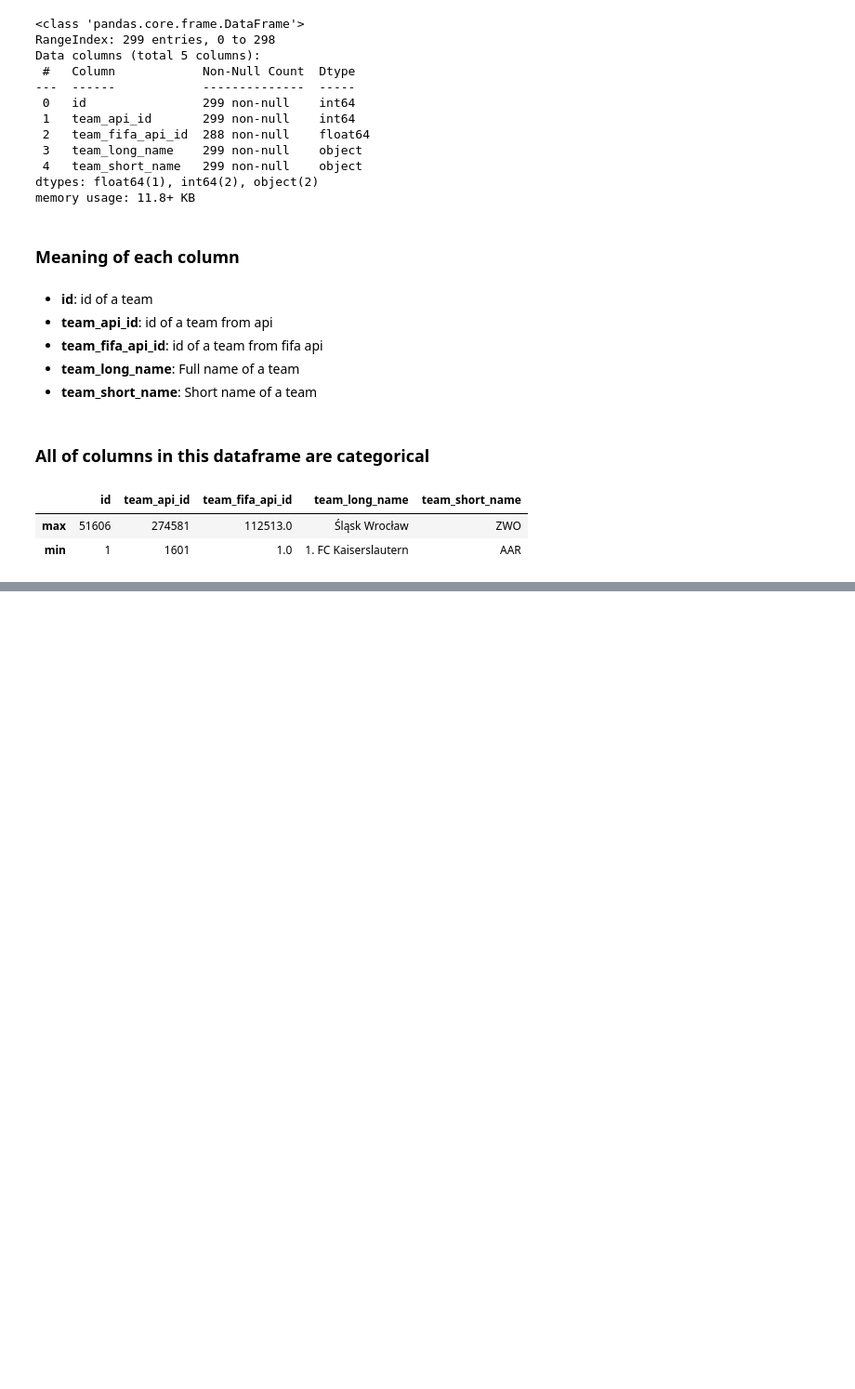
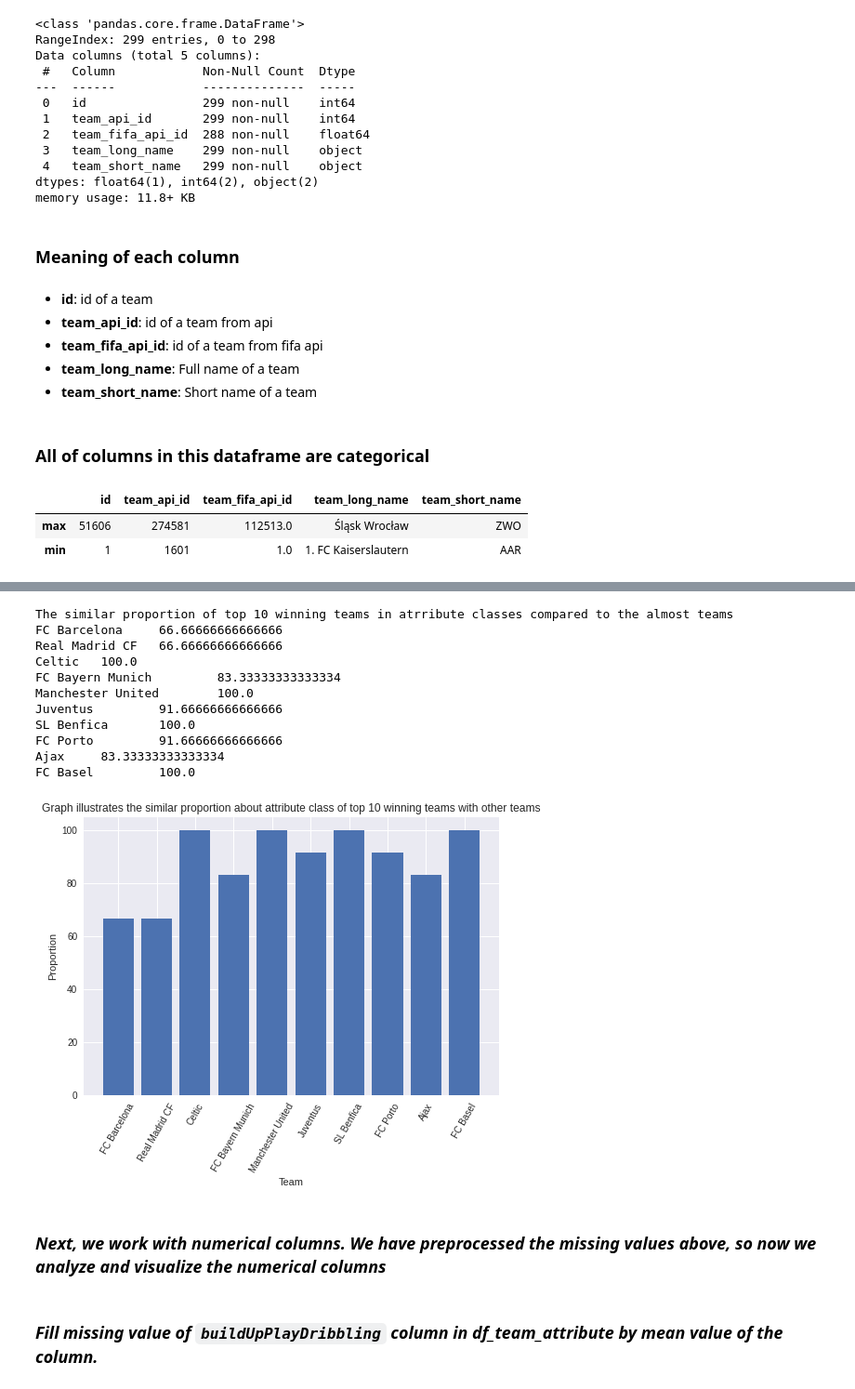
Before and after one commit to hieuhuynhcao/DSProgramming_Final, a Jupyter notebook: analyze.ipynb, the cells around one changed output, grey strips where cells are left out. Shown: that part at 93% size. Drawn from its saved outputs; the diff is of its cells as text; code cells hidden in the pictures; blank space fills up the shorter version.

```diff
--- a/analyze.ipynb
+++ b/analyze.ipynb
@@ -694,0 +866,4 @@ df_team.agg(['max', 'min'])
+# %%
+"""Top 10 teams have the most victory"""
+top_10_id_teams_most_victories = df_match['Winner'].value_counts()[1:11].keys()
+df_team[df_team['team_api_id'].isin(top_10_id_teams_most_victories)]
@@ -694,0 +885,3 @@ df_team.agg(['max', 'min'])
+# %%
+df_team_attr_of_top_10 = df_team_attribute[df_team_attribute['team_api_id'].isin(top_10_id_teams_most_victories)]
+df_team_attr_of_top_10
@@ -694,0 +907,20 @@ df_team.agg(['max', 'min'])
+# %%
+def attrs_of_each_team(team_api_id):
+    dict_of_team_attrs = dict()
+    dict_of_attrs = dict()
+
+    for i in cat_cols[4:]:
+        name_team = df_team[df_team['team_api_id'] == team_api_id]['team_long_name'].values[0]
+        frequent_attr = df_team_attr_of_top_10[df_team_attr_of_top_10['team_api_id'] == team_api_id][i].value_counts().keys()[0]
+
+        dict_of_attrs.update({ i : frequent_attr})
+
+    dict_of_team_attrs.update({name_team : dict_of_attrs})
+
+    return dict_of_team_attrs
+# %%
+dict_10_team_attrs = dict()
+for id in top_10_id_teams_most_victories:
+    dict_10_team_attrs.update(attrs_of_each_team(id))
+df_10_team_attrs = pd.DataFrame(dict_10_team_attrs)
+df_10_team_attrs
@@ -694,0 +941,32 @@ df_team.agg(['max', 'min'])
+# %%
+list_similar_proportion = []
+
+print("The similar proportion of top 10 winning teams in atrribute classes compared to the almost teams")
+
+for team in df_10_team_attrs:
+    similar = (df_10_team_attrs[team].values == list(frequent_attrs_class_almost_team.values())).mean()*100
+    list_similar_proportion.append(similar)
+    print( team,'\t', similar)
+
+plt.bar(list(df_10_team_attrs.columns), list_similar_proportion)
+plt.xticks(rotation=60)
+plt.xlabel('Team')
+plt.ylabel('Proportion')
+plt.title('Graph illustrates the similar proportion about attribute class of top 10 winning teams with other teams');
+# %% [output]
+The similar proportion of top 10 winning teams in atrribute classes compared to the almost teams
+FC Barcelona     66.66666666666666
+Real Madrid CF   66.66666666666666
+Celtic   100.0
+FC Bayern Munich         83.33333333333334
+Manchester United        100.0
+Juventus         91.66666666666666
+SL Benfica       100.0
+FC Porto         91.66666666666666
+Ajax     83.33333333333334
+FC Basel         100.0
+[figure, added]
+# %% [markdown]
+### *Next, we work with numerical columns. We have preprocessed the missing values above, so now we analyze and visualize the numerical columns*
+# %% [markdown]
+### *Fill missing value of `buildUpPlayDribbling` column in df_team_attribute by mean value of the column.*
```
Also changed, not shown: parts of 45 cells of this notebook.
